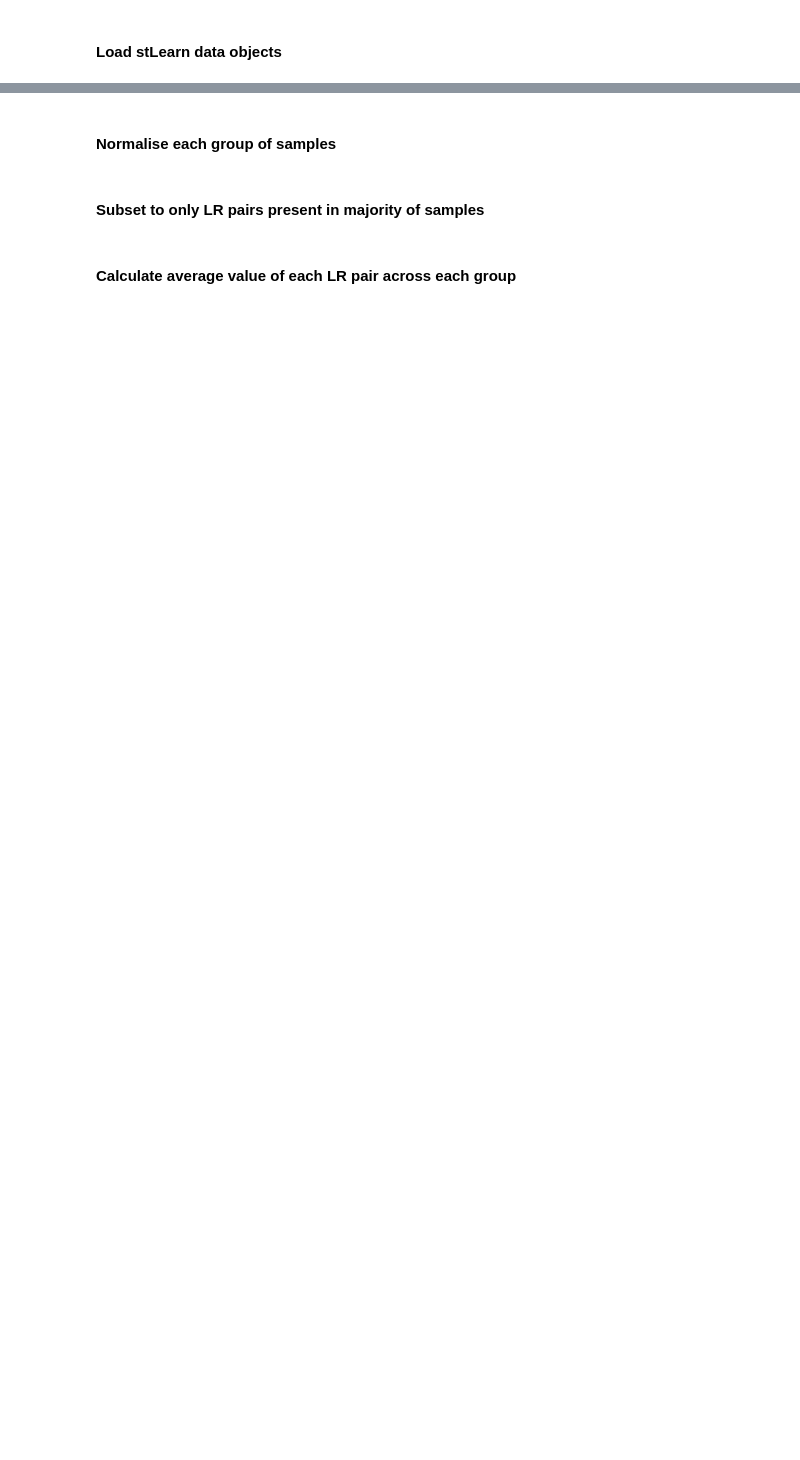
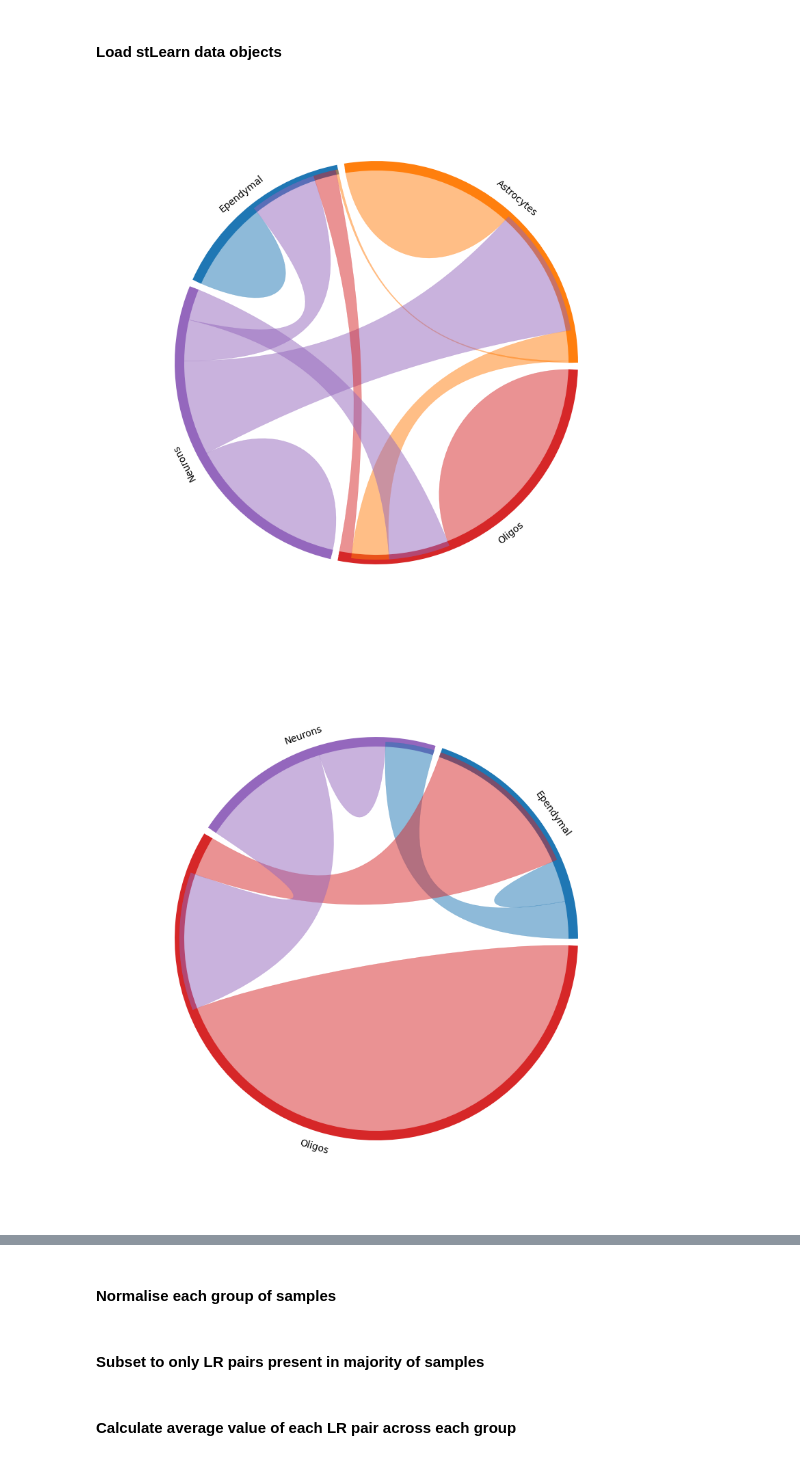
Before and after one commit to BiomedicalMachineLearning/MultimodalCCI, a Jupyter notebook: examples/brain_aging_integration.ipynb, the cells around one changed output, grey strips where cells are left out. Saved outputs shown, nothing was run; the diff lists cells and outputs as text; code cells hidden in the pictures; blank space fills up the shorter version.

```diff
--- a/examples/brain_aging_integration.ipynb
+++ b/examples/brain_aging_integration.ipynb
@@ -37,3 +37,22 @@ brain_aged_tech1_sizes = [sample.shape[0] for sample in brain_aged_tech1]
 brain_young_tech1_sizes = [sample.shape[0] for sample in brain_young_tech1]
 brain_aged_tech2_sizes = [sample.shape[0] for sample in brain_aged_tech2]
 brain_young_tech2_sizes = [sample.shape[0] for sample in brain_young_tech2]
+# %%
+from matplotlib import pyplot as plt
+
+colors = {
+    'Ependymal': plt.colormaps.get_cmap('tab10').colors[0],
+    'Astrocytes': plt.colormaps.get_cmap('tab10').colors[1],
+    'Vascular': plt.colormaps.get_cmap('tab10').colors[2],
+    'Oligos': plt.colormaps.get_cmap('tab10').colors[3],
+    'Neurons': plt.colormaps.get_cmap('tab10').colors[4],
+    'Microglia': plt.colormaps.get_cmap('tab10').colors[5],
+    'Immune': plt.colormaps.get_cmap('tab10').colors[6]
+}
+# %%
+for sample in brain_young_tech1_cci:
+    overall = mmcci.it.calculate_overall_interactions(sample)
+    mmcci.plt.chord_plot(overall, colors=colors)
+# %% [output]
+[figure, added]
+[figure, added]
```
Also changed, not shown: parts of 4 cells of this notebook, 9 other files.
